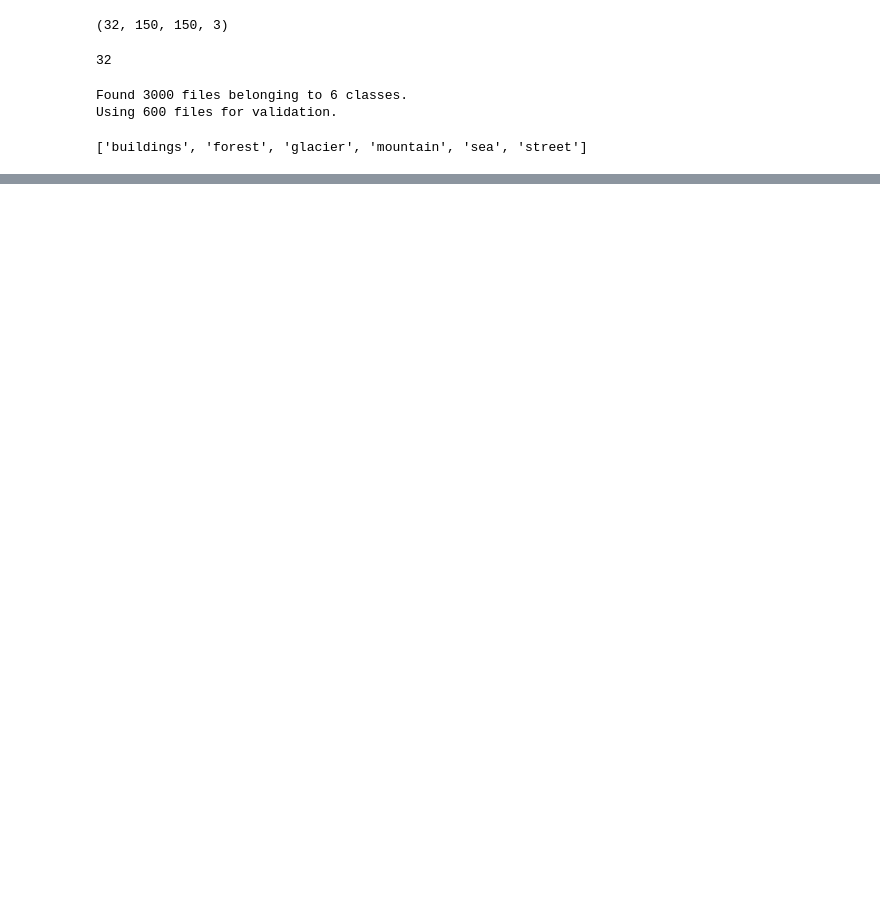
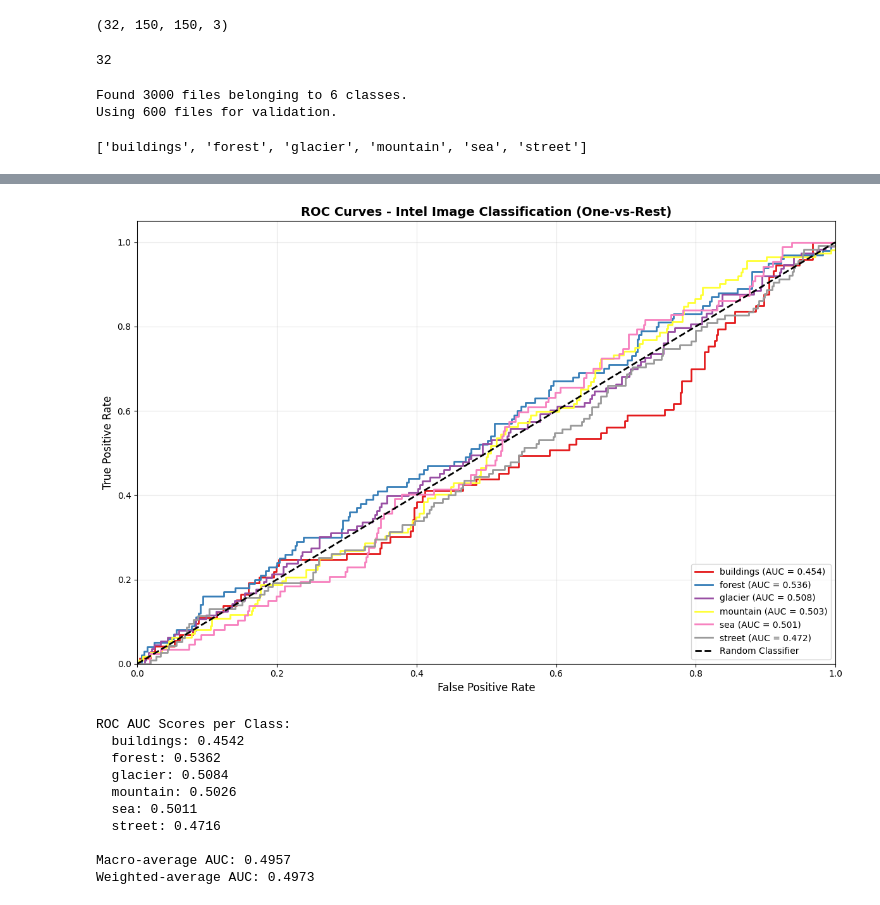
Before and after one commit to SmayanKulkarni/Practicals, a Jupyter notebook: Q3.ipynb, the cells around one changed output, grey strips where cells are left out. Saved outputs shown, nothing was run; the diff lists cells and outputs as text; code cells hidden in the pictures; blank space fills up the shorter version.

```diff
--- a/Q3.ipynb
+++ b/Q3.ipynb
@@ -128,0 +191,57 @@ plt.show()
+# %%
+
+# Plot ROC AUC Curves for Multi-class Classification (One-vs-Rest)
+from sklearn.metrics import roc_curve, auc, roc_auc_score
+from sklearn.preprocessing import label_binarize
+import numpy as np
+import matplotlib.pyplot as plt
+
+# Get probability predictions
+y_true = np.concatenate([y for x, y in val], axis=0)
+y_pred_proba = preds
+
+# Number of classes
+n_classes = len(class_names)
+
+# Binarize the output for multi-class ROC AUC
+y_bin = label_binarize(y_true, classes=list(range(n_classes)))
+
+# Compute ROC curve and AUC for each class (One-vs-Rest)
+fpr = dict()
+tpr = dict()
+roc_auc_dict = dict()
+colors = plt.cm.Set1(np.linspace(0, 1, n_classes))
+
+plt.figure(figsize=(12, 8))
+
+for i in range(n_classes):
+    fpr[i], tpr[i], _ = roc_curve(y_bin[:, i], y_pred_proba[:, i])
+    roc_auc_dict[i] = auc(fpr[i], tpr[i])
+    plt.plot(fpr[i], tpr[i], color=colors[i], lw=2,
+             label=f'{class_names[i]} (AUC = {roc_auc_dict[i]:.3f})')
+
+# Plot random classifier baseline
+plt.plot([0, 1], [0, 1], 'k--', lw=2, label='Random Classifier')
+
+plt.xlim([0.0, 1.0])
+plt.ylim([0.0, 1.05])
+plt.xlabel('False Positive Rate', fontsize=12)
+plt.ylabel('True Positive Rate', fontsize=12)
+plt.title('ROC Curves - Intel Image Classification (One-vs-Rest)', fontsize=14, fontweight='bold')
+plt.legend(loc="lower right", fontsize=10)
+plt.grid(True, alpha=0.3)
+plt.tight_layout()
+plt.show()
+
+# Calculate and display macro-average AUC
+macro_auc = np.mean(list(roc_auc_dict.values()))
+print(f"\nROC AUC Scores per Class:")
+for i in range(n_classes):
+    print(f"  {class_names[i]}: {roc_auc_dict[i]:.4f}")
+print(f"\nMacro-average AUC: {macro_auc:.4f}")
+
+# Calculate weighted average AUC
+weights = np.bincount(y_true) / len(y_true)
+weighted_auc = np.average([roc_auc_dict[i] for i in range(n_classes)], weights=weights)
+print(f"Weighted-average AUC: {weighted_auc:.4f}")
+# %% [output]
@@ -128,0 +249,11 @@ plt.show()
+[figure, added]
+ROC AUC Scores per Class:
+  buildings: 0.4542
+  forest: 0.5362
+  glacier: 0.5084
+  mountain: 0.5026
+  sea: 0.5011
+  street: 0.4716
+
+Macro-average AUC: 0.4957
+Weighted-average AUC: 0.4973
```
Also changed, not shown: parts of 8 cells of this notebook, 12 other files.
